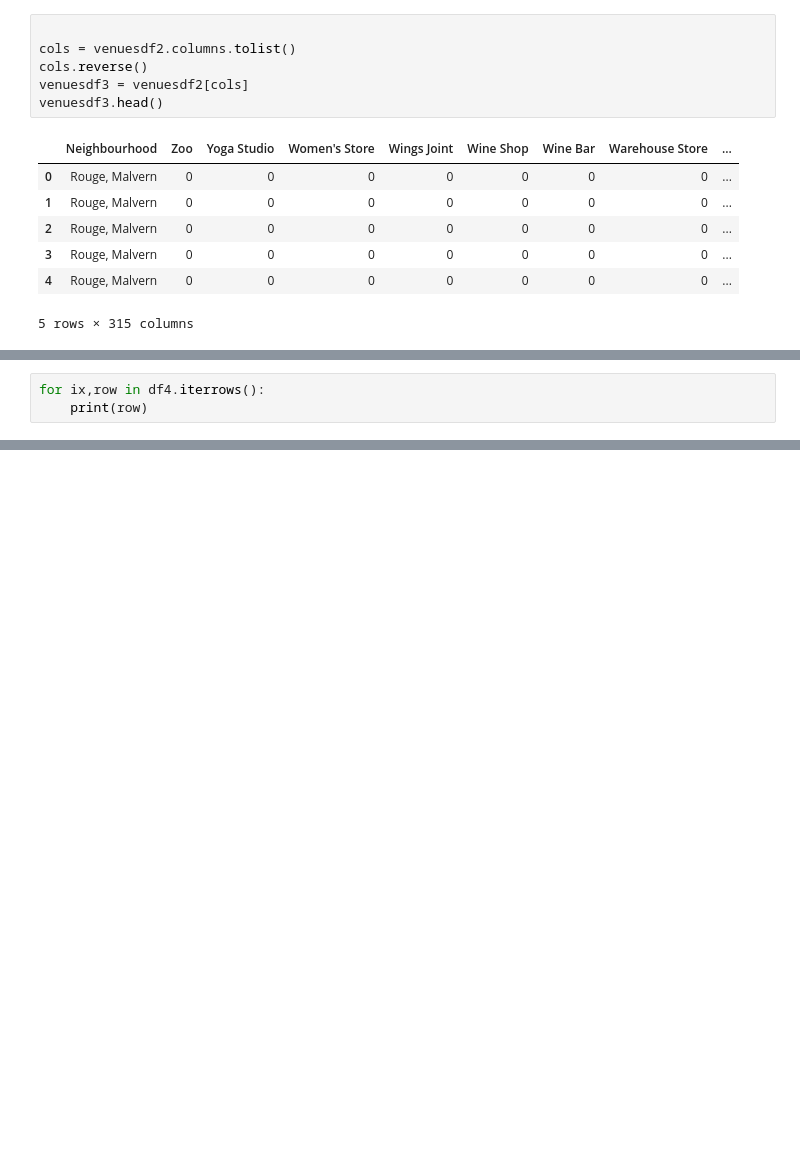
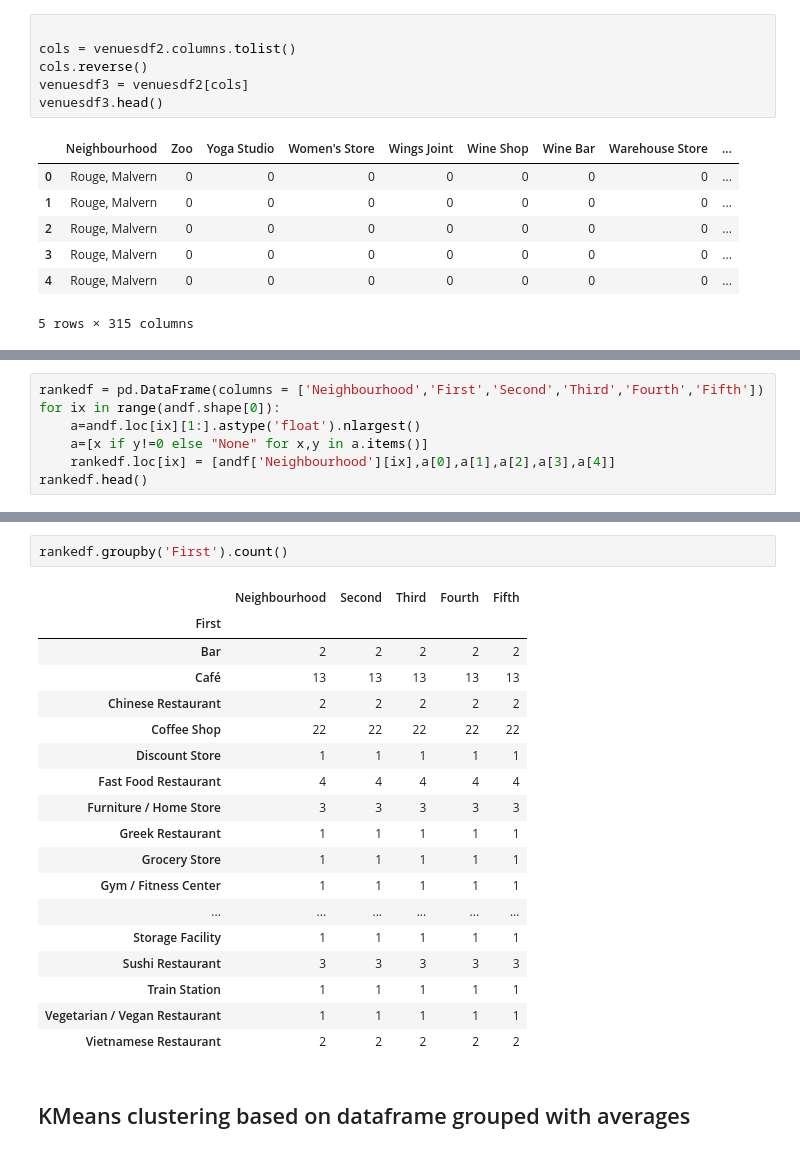
Before and after one commit to lgagne413/Coursera_Capstone, a Jupyter notebook: Coursera_Capstone_week3.ipynb, the cells around one changed output, grey strips where cells are left out. Cells and saved outputs as stored; diff of their text form; blank space fills up the shorter version.

```diff
--- a/Coursera_Capstone_week3.ipynb
+++ b/Coursera_Capstone_week3.ipynb
@@ -312,3 +297,0 @@ df3["Longitude"][0]
-# %%
-for ix,row in df4.iterrows():
-    print(row)
@@ -332,0 +300,7 @@ Name: 102, dtype: object
+# %%
+rankedf = pd.DataFrame(columns = ['Neighbourhood','First','Second','Third','Fourth','Fifth'])
+for ix in range(andf.shape[0]):
+    a=andf.loc[ix][1:].astype('float').nlargest()
+    a=[x if y!=0 else "None" for x,y in a.items()]
+    rankedf.loc[ix] = [andf['Neighbourhood'][ix],a[0],a[1],a[2],a[3],a[4]]
+rankedf.head()
@@ -332,0 +314,23 @@ Name: 102, dtype: object
+# %%
+rankedf.groupby('First').count()
+# %% [output]
+|  | Neighbourhood | Second | Third | Fourth | Fifth |
+| First |  |  |  |  |  |
+| Bar | 2 | 2 | 2 | 2 | 2 |
+| Café | 13 | 13 | 13 | 13 | 13 |
+| Chinese Restaurant | 2 | 2 | 2 | 2 | 2 |
+| Coffee Shop | 22 | 22 | 22 | 22 | 22 |
+| Discount Store | 1 | 1 | 1 | 1 | 1 |
+| Fast Food Restaurant | 4 | 4 | 4 | 4 | 4 |
+| Furniture / Home Store | 3 | 3 | 3 | 3 | 3 |
+| Greek Restaurant | 1 | 1 | 1 | 1 | 1 |
+| Grocery Store | 1 | 1 | 1 | 1 | 1 |
+| Gym / Fitness Center | 1 | 1 | 1 | 1 | 1 |
+| ... | ... | ... | ... | ... | ... |
+| Storage Facility | 1 | 1 | 1 | 1 | 1 |
+| Sushi Restaurant | 3 | 3 | 3 | 3 | 3 |
+| Train Station | 1 | 1 | 1 | 1 | 1 |
+| Vegetarian / Vegan Restaurant | 1 | 1 | 1 | 1 | 1 |
+| Vietnamese Restaurant | 2 | 2 | 2 | 2 | 2 |
+# %% [markdown]
+## KMeans clustering based on dataframe grouped with averages
```
Also changed, not shown: parts of 24 cells of this notebook.
